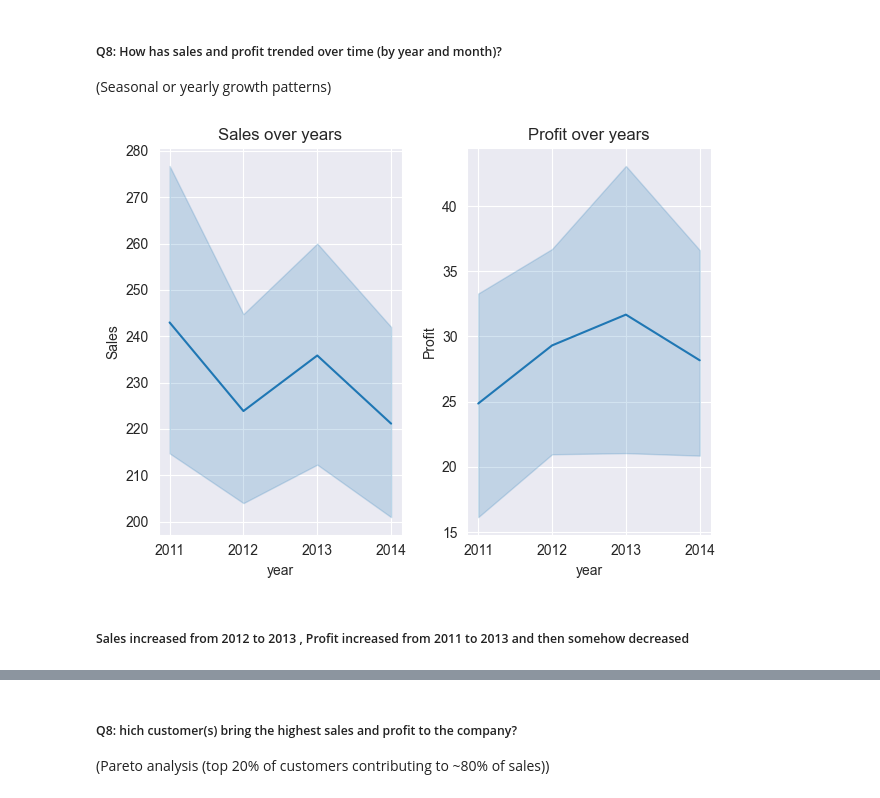
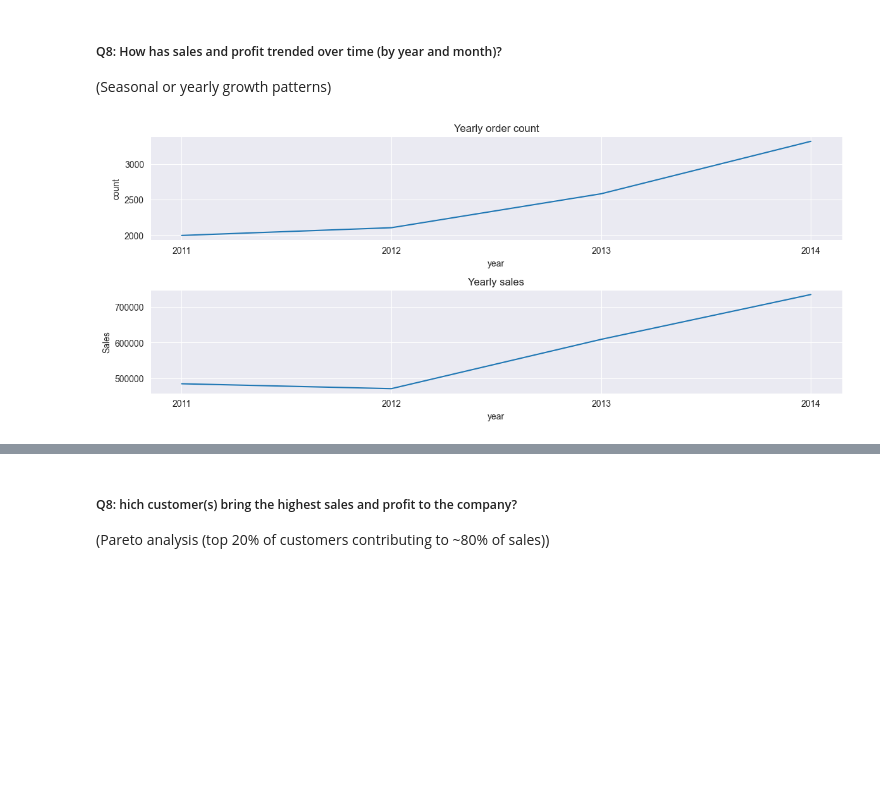
Before and after one commit to salma20005/SuperStore, a Jupyter notebook: SuperStore.ipynb, the cells around one changed output, grey strips where cells are left out. Saved outputs shown, nothing was run; the diff lists cells and outputs as text; code cells hidden in the pictures; blank space fills up the shorter version.

```diff
--- a/SuperStore.ipynb
+++ b/SuperStore.ipynb
@@ -508,14 +508,18 @@ plt.show()
 ##### Q8: How has sales and profit trended over time (by year and month)?
 (Seasonal or yearly growth patterns)
 # %%
-fig,axes = plt.subplots(1,2)
-sns.lineplot(data = df , x  = 'year',y = 'Sales',ax = axes[0])
-axes[0].set_title("Sales over years")
-sns.lineplot(data = df , x  = 'year',y = 'Profit',ax = axes[1])
-axes[1].set_title("Profit over years")
+plt.figure(figsize=(12,5))
+plt.subplot(211)
+df.groupby(['year'])['Order Date'].count().plot()
+plt.ylabel('count')
+plt.xticks(df.groupby(['year'])['Order Date'].count().index)
+plt.title('Yearly order count')
+plt.subplot(212)
+df.groupby('year')['Sales'].sum().plot()
+plt.ylabel('Sales')
+plt.xticks(df.groupby('year')['Sales'].sum().index)
+plt.title('Yearly sales')
 plt.tight_layout()
 plt.show()
 # %% [output]
-[figure, old version]
+[figure, new version]
-# %% [markdown]
-##### Sales increased from 2012 to 2013 , Profit increased from 2011 to 2013 and then somehow decreased
```
Also changed, not shown: parts of 2 cells of this notebook.
